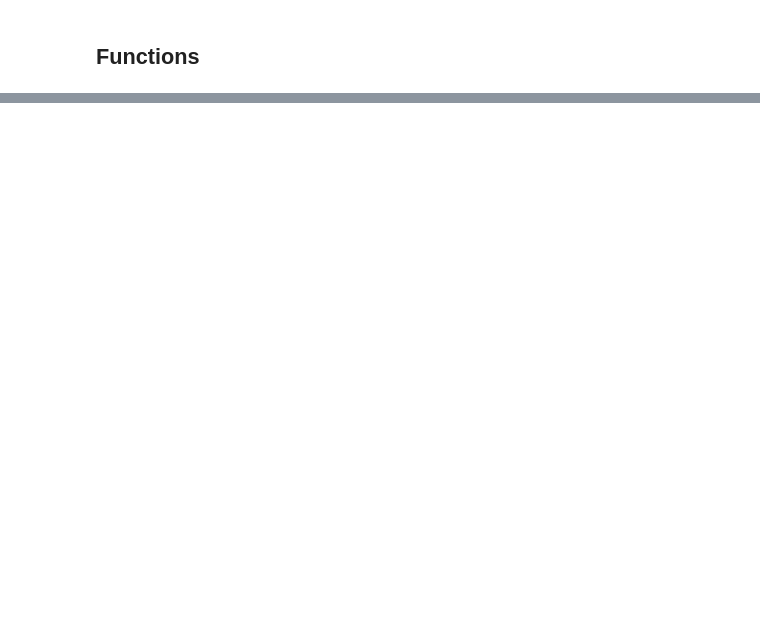
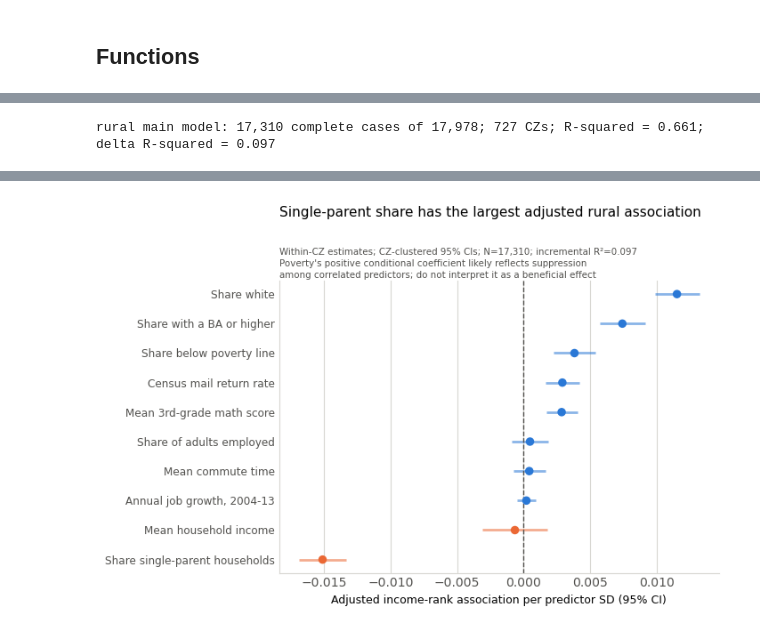
Before and after one commit to mjfortner/qss20-rural-mobility, a Jupyter notebook: code/02_analyze.ipynb, the cells around one changed output, grey strips where cells are left out. Cells and saved outputs as stored; diff of their text form; code cells hidden in the pictures; blank space fills up the shorter version.

```diff
--- a/code/02_analyze.ipynb
+++ b/code/02_analyze.ipynb
@@ -176,28 +25,0 @@ Notes:
-# %%
-def fig2_ols_coefficients(coefs, out_path, n_obs, r2):
-    fig, ax = plt.subplots(figsize=(7.2, 4.6))
-    ypos = np.arange(len(coefs))
-    colors = [utils.BLUE if b > 0 else utils.ORANGE for b in coefs["beta"]]
-
-    ax.hlines(ypos, coefs["lo"], coefs["hi"], color=colors, linewidth=2, alpha=0.55)
-    ax.scatter(coefs["beta"], ypos, color=colors, s=34, zorder=3)
-    ax.axvline(0, color=utils.INK_MUTED, linestyle="--", linewidth=1, zorder=0)
-
-    ax.set_yticks(ypos)
-    ax.set_yticklabels(coefs["label"], fontsize=9, color=utils.INK)
-    ax.set_xlabel("OLS coefficient per SD (95% CI)", fontsize=9, color=utils.INK_MUTED)
-    ax.set_title("Single-parent share dominates rural mobility differences",
-                 fontsize=11, color=utils.INK, loc="left", pad=10)
-    ax.xaxis.grid(True, color=utils.GRID, linewidth=0.8)
-    style_axes(ax)
-
-    fig.tight_layout()
-    fig.savefig(out_path, dpi=200, facecolor="white")
-    print("wrote", out_path)
-    print("n = {:,}, R-squared = {:.3f}".format(n_obs, r2))
-    return fig
-
-
-coefs = coef_frame(ols, utils.COVARIATES)
-_ = fig2_ols_coefficients(coefs, utils.output_path("fig2_rural_ols_coefficients.png"),
-                          int(ols.nobs), ols.rsquared)
@@ -287,0 +180,11 @@ These are descriptive associations on cross-sectional tract data, not causal est
+# %%
+rural = df[df["popdensity2000"] < utils.RURAL_CUTOFF].copy()
+main_model, main_sample, main_delta_r2 = fit_adjusted_ols(rural, utils.MOBILITY_VAR, predictors, "rural main model")
+main_coefs = coef_frame(main_model, utils.COVARIATES)
+coefficient_plot(main_coefs, utils.output_path("fig2_rural_ols_coefficients.png"),
+                 "Single-parent share has the largest adjusted rural association",
+                 "Within-CZ estimates; CZ-clustered 95% CIs; N={:,}; incremental R²={:.3f}\nPoverty's positive conditional coefficient likely reflects suppression\namong correlated predictors; do not interpret it as a beneficial effect".format(
+                     int(main_model.nobs), main_delta_r2));
+main_coefs
+# %% [output]
+rural main model: 17,310 complete cases of 17,978; 727 CZs; R-squared = 0.661; delta R-squared = 0.097
@@ -287,0 +202 @@ These are descriptive associations on cross-sectional tract data, not causal est
+[figure, added]
```
Also changed, not shown: parts of 30 cells of this notebook, 13 other files.
